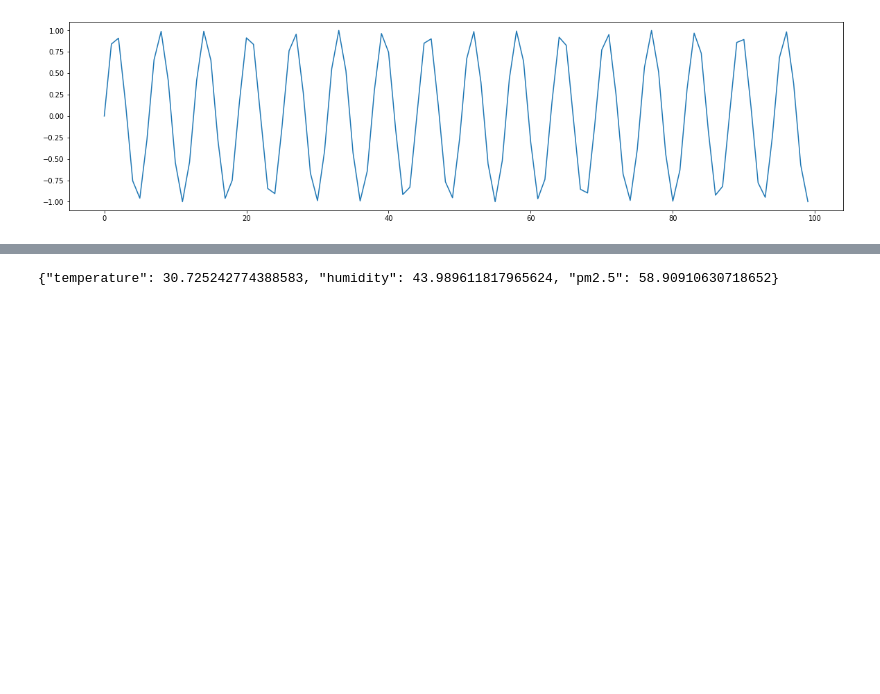
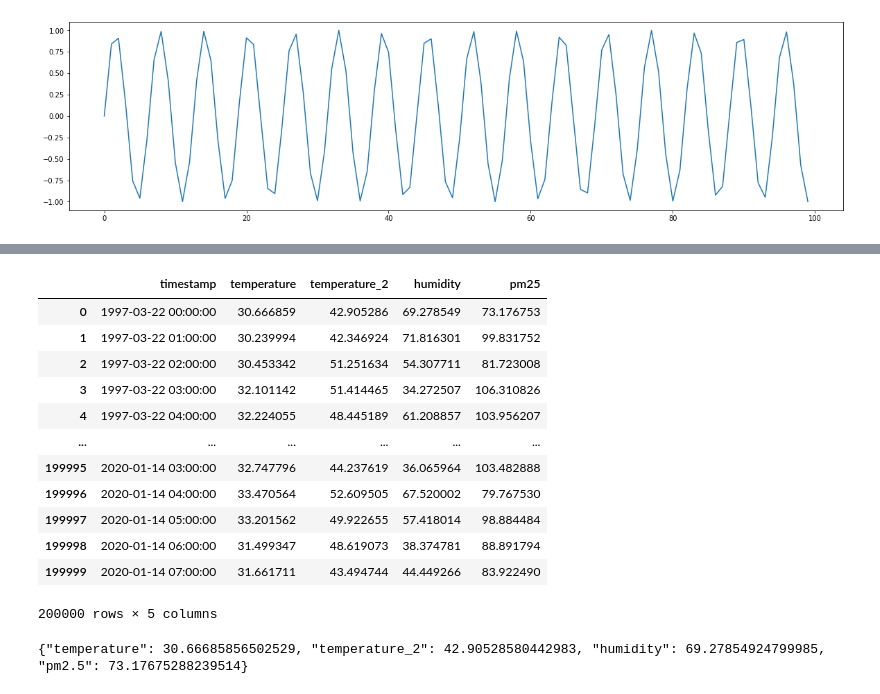
Before and after one commit to guyzsarun/rabbitmq-gpdb-poc, a Jupyter notebook: gpdb/data/data-generator.ipynb, the cells around one changed output, grey strips where cells are left out. Cells and saved outputs as stored; diff of their text form; code cells hidden in the pictures; blank space fills up the shorter version.

```diff
--- a/gpdb/data/data-generator.ipynb
+++ b/gpdb/data/data-generator.ipynb
@@ -9,6 +9,8 @@ timeslot = 200000
 time=np.sin(np.arange(0, timeslot, 1));
 pm25=np.random.normal(90,15,timeslot)
 humid=np.random.normal(50,15,timeslot)
+
+temp2_fluc=np.random.normal(15,3,timeslot)
 # %%
 max_temp=1
 seasonal=np.arange(0,max_temp,max_temp/timeslot)
@@ -19,6 +21,8 @@ temp_flux=np.random.rand(len(time)) * (3)
 basetmp=30
 temp=temp_flux+basetmp+seasonal
 pm25=pm25+seasonal_pm
+# %%
+temp2_fluc=temp+temp2_fluc
 # %%
 plt.plot(temp)
 # %% [output]
@@ -55,14 +59,32 @@ plt.plot(date_index[:100],humid[:100])
 df=pd.DataFrame(date_index,columns=['timestamp'])
 # %%
 df['temperature'] = pd.Series(temp, index=df.index)
+df['temperature_2'] = pd.Series(temp2_fluc, index=df.index)
 df['humidity'] = pd.Series(humid, index=df.index)
 df['pm25'] = pd.Series(pm25, index=df.index)
 # %%
 df.drop('timestamp',axis=1,inplace=True)
+# %%
+df
+# %% [output]
+|  | timestamp | temperature | temperature_2 | humidity | pm25 |
+| 0 | 1997-03-22 00:00:00 | 30.666859 | 42.905286 | 69.278549 | 73.176753 |
+| 1 | 1997-03-22 01:00:00 | 30.239994 | 42.346924 | 71.816301 | 99.831752 |
+| 2 | 1997-03-22 02:00:00 | 30.453342 | 51.251634 | 54.307711 | 81.723008 |
+| 3 | 1997-03-22 03:00:00 | 32.101142 | 51.414465 | 34.272507 | 106.310826 |
+| 4 | 1997-03-22 04:00:00 | 32.224055 | 48.445189 | 61.208857 | 103.956207 |
+| ... | ... | ... | ... | ... | ... |
+| 199995 | 2020-01-14 03:00:00 | 32.747796 | 44.237619 | 36.065964 | 103.482888 |
+| 199996 | 2020-01-14 04:00:00 | 33.470564 | 52.609505 | 67.520002 | 79.767530 |
+| 199997 | 2020-01-14 05:00:00 | 33.201562 | 49.922655 | 57.418014 | 98.884484 |
+| 199998 | 2020-01-14 06:00:00 | 31.499347 | 48.619073 | 38.374781 | 88.891794 |
+| 199999 | 2020-01-14 07:00:00 | 31.661711 | 43.494744 | 44.449266 | 83.922490 |
+200000 rows × 5 columns
 # %%
 for index, row in df.iterrows():
     data={
     "temperature":row['temperature'],
+    "temperature_2":row['temperature_2'],
     "humidity":row['humidity'],
     "pm2.5":row['pm25']
     }
@@ -70,6 +92,6 @@ for index, row in df.iterrows():
     print(json_dump)
     break
 # %% [output]
-{"temperature": 30.725242774388583, "humidity": 43.989611817965624, "pm2.5": 58.90910630718652}
+{"temperature": 30.66685856502529, "temperature_2": 42.90528580442983, "humidity": 69.27854924799985, "pm2.5": 73.17675288239514}
 # %%
 df.to_csv("mock_data.csv",index=False)
```
Also changed, not shown: parts of 2 cells of this notebook, 7 other files.
